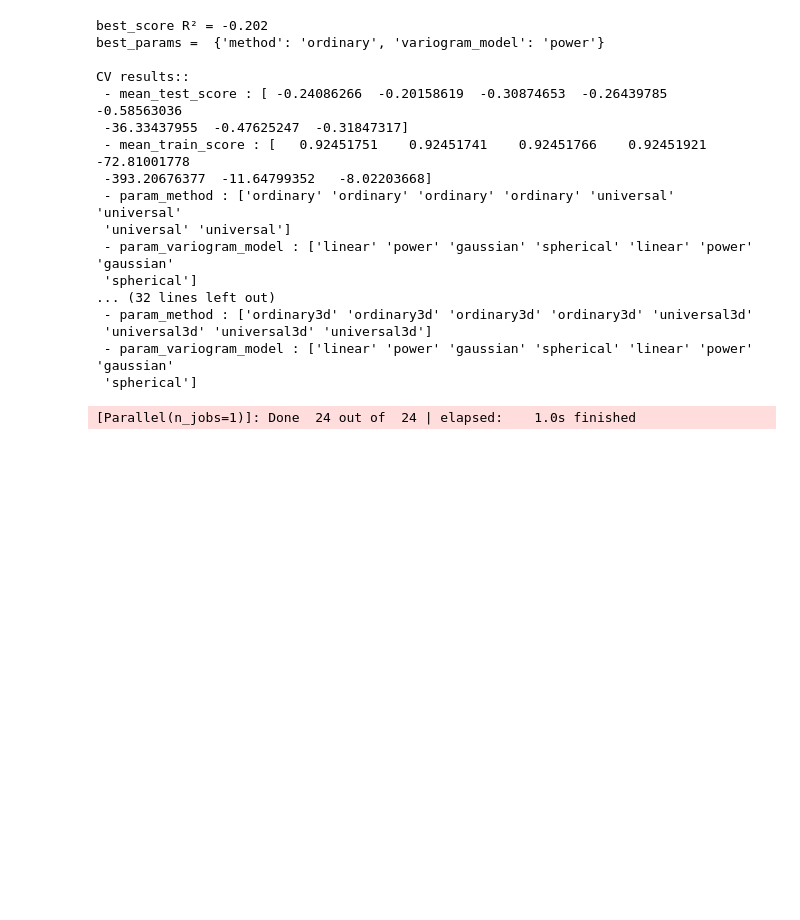
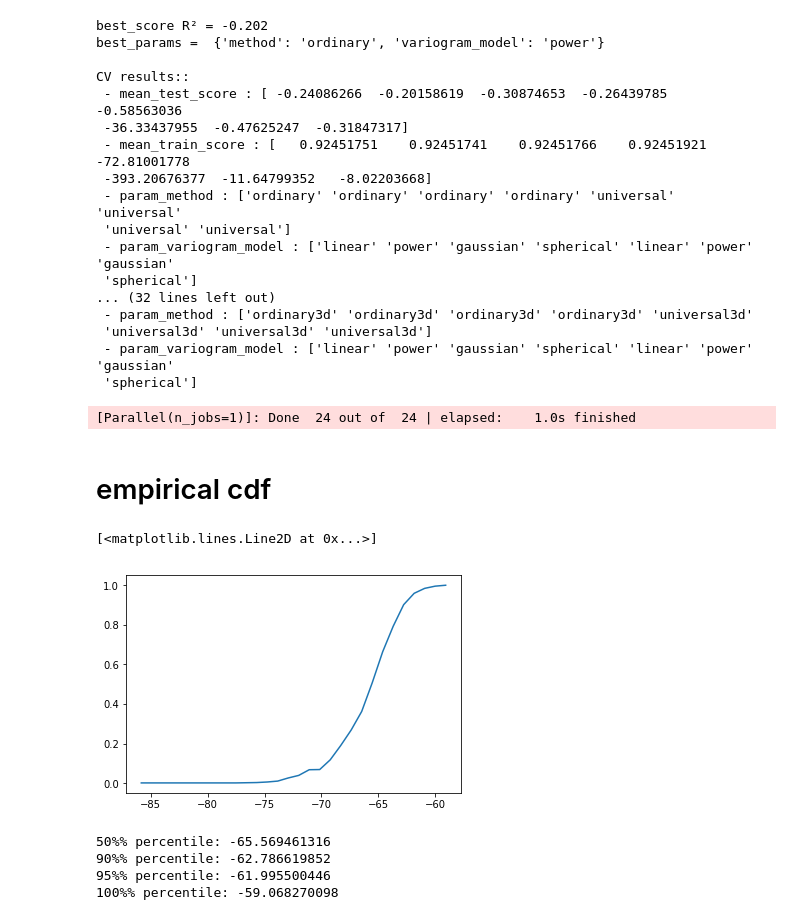
Before and after one commit to hwright-ucsb/tvws-solver, a Jupyter notebook: model_exp/kriging_experiments.ipynb, the cells around one changed output. Cells and saved outputs as stored; diff of their text form; code cells hidden in the pictures; blank space fills up the shorter version.

```diff
--- a/model_exp/kriging_experiments.ipynb
+++ b/model_exp/kriging_experiments.ipynb
@@ -266,3 +291,21 @@ CV results::
  - param_variogram_model : ['linear' 'power' 'gaussian' 'spherical' 'linear' 'power' 'gaussian'
  'spherical']
 [Parallel(n_jobs=1)]: Done  24 out of  24 | elapsed:    1.0s finished
+# %% [markdown]
+# empirical cdf
+# %%
+num_bins = 30
+counts, bin_edges = np.histogram (rf_freqs, bins=num_bins, normed=False)
+cdf = np.cumsum (counts)
+plt.plot (bin_edges[1:], cdf/cdf[-1])
+# %% [output]
+[<matplotlib.lines.Line2D at 0x...>]
+[figure, added]
+# %%
+for q in [50, 90, 95, 100]:
+  print ("{}%% percentile: {}".format (q, np.percentile(rf_freqs, q)))
+# %% [output]
+50%% percentile: -65.569461316
+90%% percentile: -62.786619852
+95%% percentile: -61.995500446
+100%% percentile: -59.068270098
```
Also changed, not shown: parts of 5 cells of this notebook, 2 other files.
